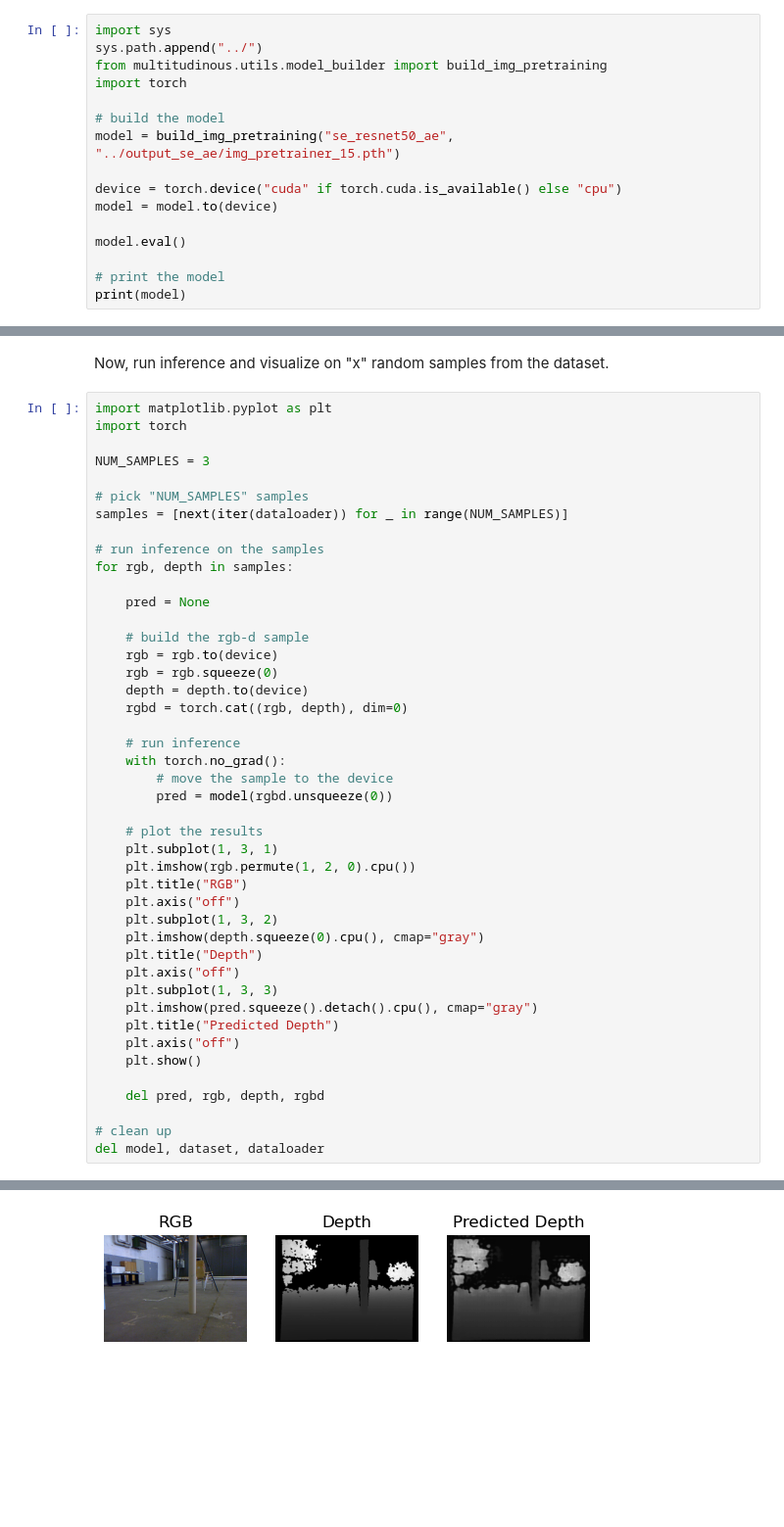
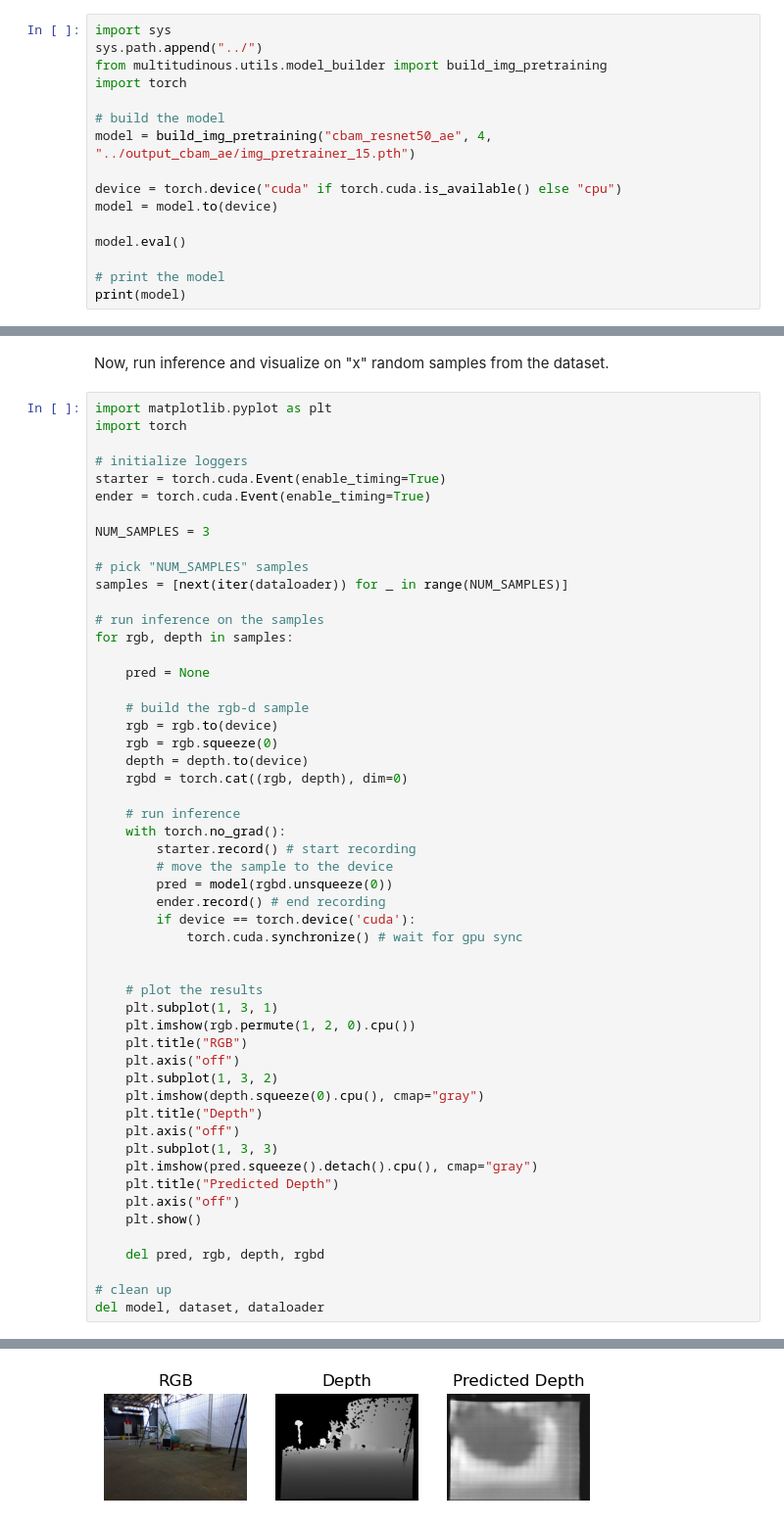
Before and after one commit to carlostojal/multitudinous, a Jupyter notebook: notebooks/pretrainer_viz.ipynb, the cells around one changed output, grey strips where cells are left out. Shown: that part at 98% size. Drawn from its saved outputs; the diff is of its cells as text; blank space fills up the shorter version.

```diff
--- a/notebooks/pretrainer_viz.ipynb
+++ b/notebooks/pretrainer_viz.ipynb
@@ -11,7 +11,7 @@ from multitudinous.utils.model_builder import build_img_pretraining
 import torch
 
 # build the model
-model = build_img_pretraining("se_resnet50_ae", "../output_se_ae/img_pretrainer_15.pth")
+model = build_img_pretraining("cbam_resnet50_ae", 4, "../output_cbam_ae/img_pretrainer_15.pth")
 
 device = torch.device("cuda" if torch.cuda.is_available() else "cpu")
 model = model.to(device)
@@ -54,6 +54,10 @@ Now, run inference and visualize on "x" random samples from the dataset.
 # %%
 import matplotlib.pyplot as plt
 import torch
+
+# initialize loggers
+starter = torch.cuda.Event(enable_timing=True)
+ender = torch.cuda.Event(enable_timing=True)
 
 NUM_SAMPLES = 3
 
@@ -73,8 +77,13 @@ for rgb, depth in samples:
 
     # run inference
     with torch.no_grad():
+        starter.record() # start recording
         # move the sample to the device
         pred = model(rgbd.unsqueeze(0))
+        ender.record() # end recording
+        if device == torch.device('cuda'):
+            torch.cuda.synchronize() # wait for gpu sync
+
 
     # plot the results
     plt.subplot(1, 3, 1)
@@ -101 +110 @@ del model, dataset, dataloader
-[figure, old version]
+[figure, new version]
```
Also changed, not shown: parts of 2 cells of this notebook, 13 other files.
